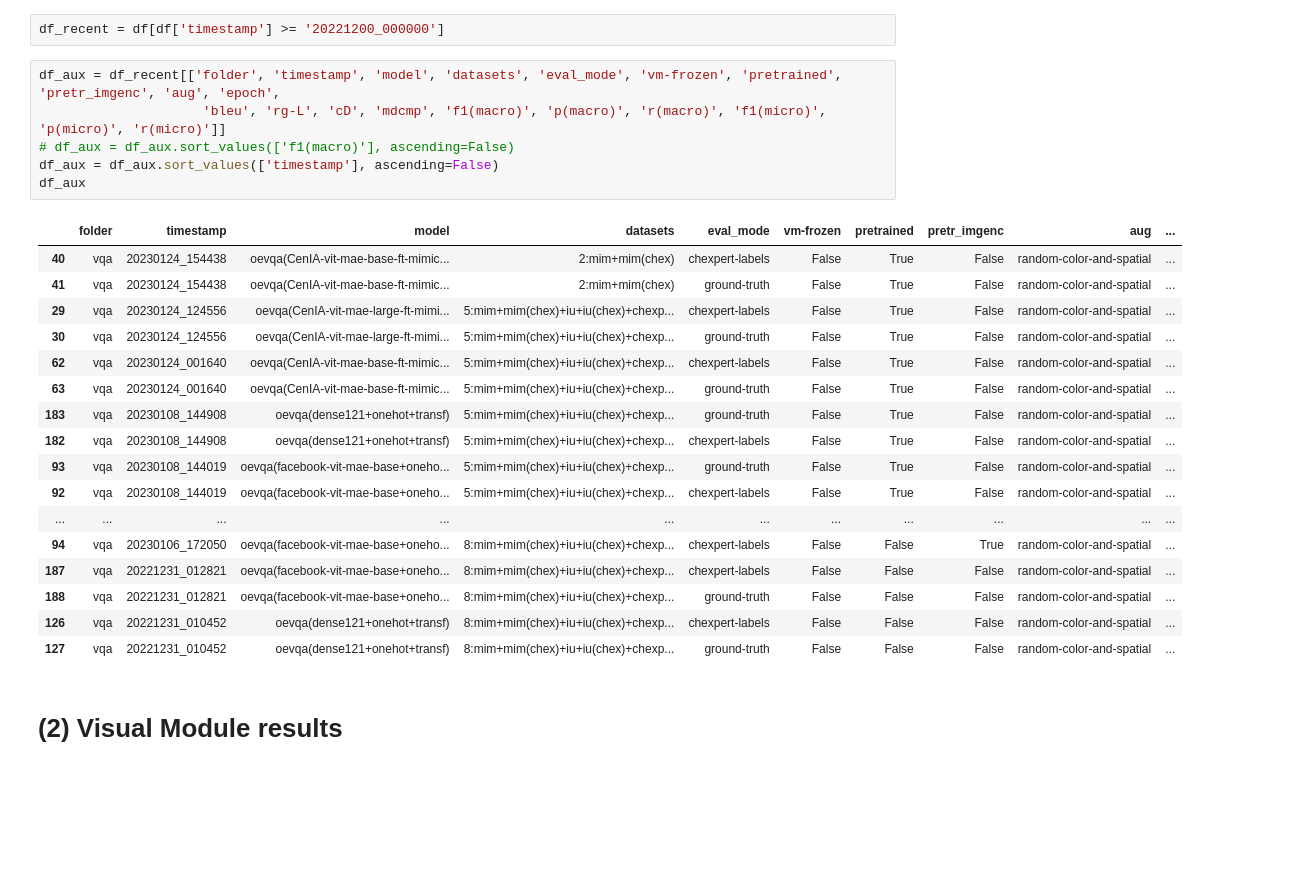
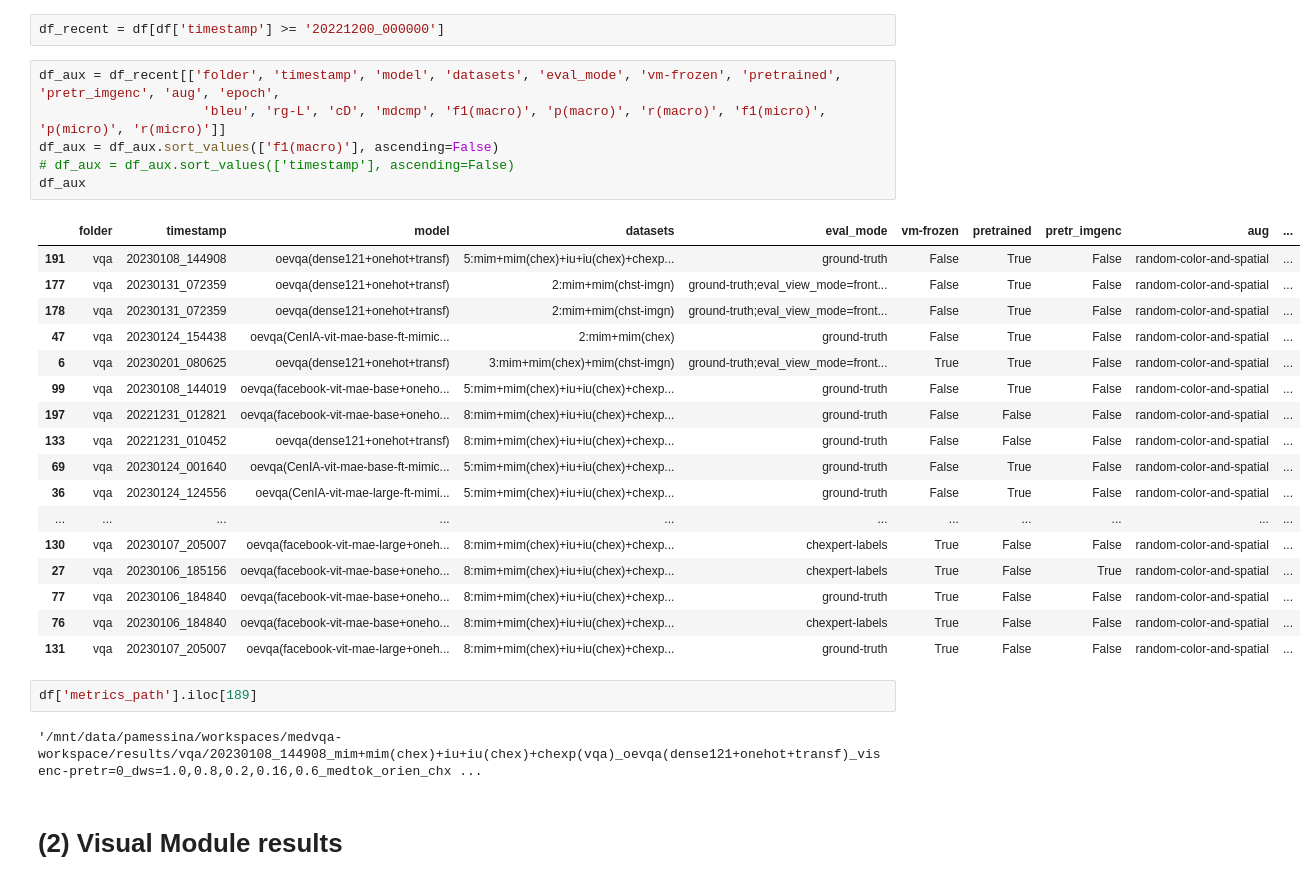
Before and after one commit to PabloMessina/MedVQA, a Jupyter notebook: medvqa/notebooks/Results Summary.ipynb, the cells around one changed output. Drawn from its saved outputs; the diff is of its cells as text; blank space fills up the shorter version.

```diff
--- a/medvqa/notebooks/Results Summary.ipynb
+++ b/medvqa/notebooks/Results Summary.ipynb
@@ -328,27 +327,31 @@ df_recent = df[df['timestamp'] >= '20221200_000000']
 # %%
 df_aux = df_recent[['folder', 'timestamp', 'model', 'datasets', 'eval_mode', 'vm-frozen', 'pretrained', 'pretr_imgenc', 'aug', 'epoch',
                      'bleu', 'rg-L', 'cD', 'mdcmp', 'f1(macro)', 'p(macro)', 'r(macro)', 'f1(micro)', 'p(micro)', 'r(micro)']]
-# df_aux = df_aux.sort_values(['f1(macro)'], ascending=False)
-df_aux = df_aux.sort_values(['timestamp'], ascending=False)
+df_aux = df_aux.sort_values(['f1(macro)'], ascending=False)
+# df_aux = df_aux.sort_values(['timestamp'], ascending=False)
 df_aux
 # %% [output]
 |  | folder | timestamp | model | datasets | eval_mode | vm-frozen | pretrained | pretr_imgenc | aug | ... |
-| 40 | vqa | 20230124_154438 | oevqa(CenIA-vit-mae-base-ft-mimic... | 2:mim+mim(chex) | chexpert-labels | False | True | False | random-color-and-spatial | ... |
-| 41 | vqa | 20230124_154438 | oevqa(CenIA-vit-mae-base-ft-mimic... | 2:mim+mim(chex) | ground-truth | False | True | False | random-color-and-spatial | ... |
-| 29 | vqa | 20230124_124556 | oevqa(CenIA-vit-mae-large-ft-mimi... | 5:mim+mim(chex)+iu+iu(chex)+chexp... | chexpert-labels | False | True | False | random-color-and-spatial | ... |
-| 30 | vqa | 20230124_124556 | oevqa(CenIA-vit-mae-large-ft-mimi... | 5:mim+mim(chex)+iu+iu(chex)+chexp... | ground-truth | False | True | False | random-color-and-spatial | ... |
-| 62 | vqa | 20230124_001640 | oevqa(CenIA-vit-mae-base-ft-mimic... | 5:mim+mim(chex)+iu+iu(chex)+chexp... | chexpert-labels | False | True | False | random-color-and-spatial | ... |
-| 63 | vqa | 20230124_001640 | oevqa(CenIA-vit-mae-base-ft-mimic... | 5:mim+mim(chex)+iu+iu(chex)+chexp... | ground-truth | False | True | False | random-color-and-spatial | ... |
-| 183 | vqa | 20230108_144908 | oevqa(dense121+onehot+transf) | 5:mim+mim(chex)+iu+iu(chex)+chexp... | ground-truth | False | True | False | random-color-and-spatial | ... |
-| 182 | vqa | 20230108_144908 | oevqa(dense121+onehot+transf) | 5:mim+mim(chex)+iu+iu(chex)+chexp... | chexpert-labels | False | True | False | random-color-and-spatial | ... |
-| 93 | vqa | 20230108_144019 | oevqa(facebook-vit-mae-base+oneho... | 5:mim+mim(chex)+iu+iu(chex)+chexp... | ground-truth | False | True | False | random-color-and-spatial | ... |
-| 92 | vqa | 20230108_144019 | oevqa(facebook-vit-mae-base+oneho... | 5:mim+mim(chex)+iu+iu(chex)+chexp... | chexpert-labels | False | True | False | random-color-and-spatial | ... |
+| 191 | vqa | 20230108_144908 | oevqa(dense121+onehot+transf) | 5:mim+mim(chex)+iu+iu(chex)+chexp... | ground-truth | False | True | False | random-color-and-spatial | ... |
+| 177 | vqa | 20230131_072359 | oevqa(dense121+onehot+transf) | 2:mim+mim(chst-imgn) | ground-truth;eval_view_mode=front... | False | True | False | random-color-and-spatial | ... |
+| 178 | vqa | 20230131_072359 | oevqa(dense121+onehot+transf) | 2:mim+mim(chst-imgn) | ground-truth;eval_view_mode=front... | False | True | False | random-color-and-spatial | ... |
+| 47 | vqa | 20230124_154438 | oevqa(CenIA-vit-mae-base-ft-mimic... | 2:mim+mim(chex) | ground-truth | False | True | False | random-color-and-spatial | ... |
+| 6 | vqa | 20230201_080625 | oevqa(dense121+onehot+transf) | 3:mim+mim(chex)+mim(chst-imgn) | ground-truth;eval_view_mode=front... | True | True | False | random-color-and-spatial | ... |
+| 99 | vqa | 20230108_144019 | oevqa(facebook-vit-mae-base+oneho... | 5:mim+mim(chex)+iu+iu(chex)+chexp... | ground-truth | False | True | False | random-color-and-spatial | ... |
+| 197 | vqa | 20221231_012821 | oevqa(facebook-vit-mae-base+oneho... | 8:mim+mim(chex)+iu+iu(chex)+chexp... | ground-truth | False | False | False | random-color-and-spatial | ... |
+| 133 | vqa | 20221231_010452 | oevqa(dense121+onehot+transf) | 8:mim+mim(chex)+iu+iu(chex)+chexp... | ground-truth | False | False | False | random-color-and-spatial | ... |
+| 69 | vqa | 20230124_001640 | oevqa(CenIA-vit-mae-base-ft-mimic... | 5:mim+mim(chex)+iu+iu(chex)+chexp... | ground-truth | False | True | False | random-color-and-spatial | ... |
+| 36 | vqa | 20230124_124556 | oevqa(CenIA-vit-mae-large-ft-mimi... | 5:mim+mim(chex)+iu+iu(chex)+chexp... | ground-truth | False | True | False | random-color-and-spatial | ... |
 | ... | ... | ... | ... | ... | ... | ... | ... | ... | ... | ... |
-| 94 | vqa | 20230106_172050 | oevqa(facebook-vit-mae-base+oneho... | 8:mim+mim(chex)+iu+iu(chex)+chexp... | chexpert-labels | False | False | True | random-color-and-spatial | ... |
-| 187 | vqa | 20221231_012821 | oevqa(facebook-vit-mae-base+oneho... | 8:mim+mim(chex)+iu+iu(chex)+chexp... | chexpert-labels | False | False | False | random-color-and-spatial | ... |
-| 188 | vqa | 20221231_012821 | oevqa(facebook-vit-mae-base+oneho... | 8:mim+mim(chex)+iu+iu(chex)+chexp... | ground-truth | False | False | False | random-color-and-spatial | ... |
-| 126 | vqa | 20221231_010452 | oevqa(dense121+onehot+transf) | 8:mim+mim(chex)+iu+iu(chex)+chexp... | chexpert-labels | False | False | False | random-color-and-spatial | ... |
-| 127 | vqa | 20221231_010452 | oevqa(dense121+onehot+transf) | 8:mim+mim(chex)+iu+iu(chex)+chexp... | ground-truth | False | False | False | random-color-and-spatial | ... |
+| 130 | vqa | 20230107_205007 | oevqa(facebook-vit-mae-large+oneh... | 8:mim+mim(chex)+iu+iu(chex)+chexp... | chexpert-labels | True | False | False | random-color-and-spatial | ... |
+| 27 | vqa | 20230106_185156 | oevqa(facebook-vit-mae-base+oneho... | 8:mim+mim(chex)+iu+iu(chex)+chexp... | chexpert-labels | True | False | True | random-color-and-spatial | ... |
+| 77 | vqa | 20230106_184840 | oevqa(facebook-vit-mae-base+oneho... | 8:mim+mim(chex)+iu+iu(chex)+chexp... | ground-truth | True | False | False | random-color-and-spatial | ... |
+| 76 | vqa | 20230106_184840 | oevqa(facebook-vit-mae-base+oneho... | 8:mim+mim(chex)+iu+iu(chex)+chexp... | chexpert-labels | True | False | False | random-color-and-spatial | ... |
+| 131 | vqa | 20230107_205007 | oevqa(facebook-vit-mae-large+oneh... | 8:mim+mim(chex)+iu+iu(chex)+chexp... | ground-truth | True | False | False | random-color-and-spatial | ... |
+# %%
+df['metrics_path'].iloc[189]
+# %% [output]
+'/mnt/data/pamessina/workspaces/medvqa-workspace/results/vqa/20230108_144908_mim+mim(chex)+iu+iu(chex)+chexp(vqa)_oevqa(dense121+onehot+transf)_visenc-pretr=0_dws=1.0,0.8,0.2,0.16,0.6_medtok_orien_chx ...
 # %% [markdown]
 # (2) Visual Module results
 # %%
```
Also changed, not shown: parts of 1 cell of this notebook, 28 other files.
